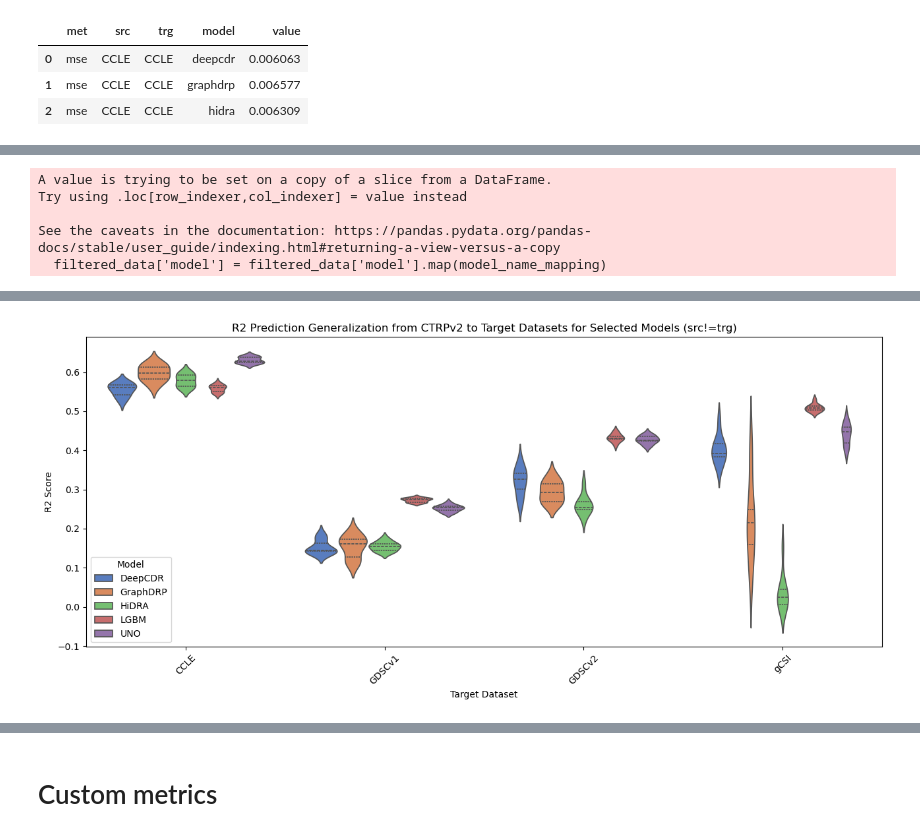
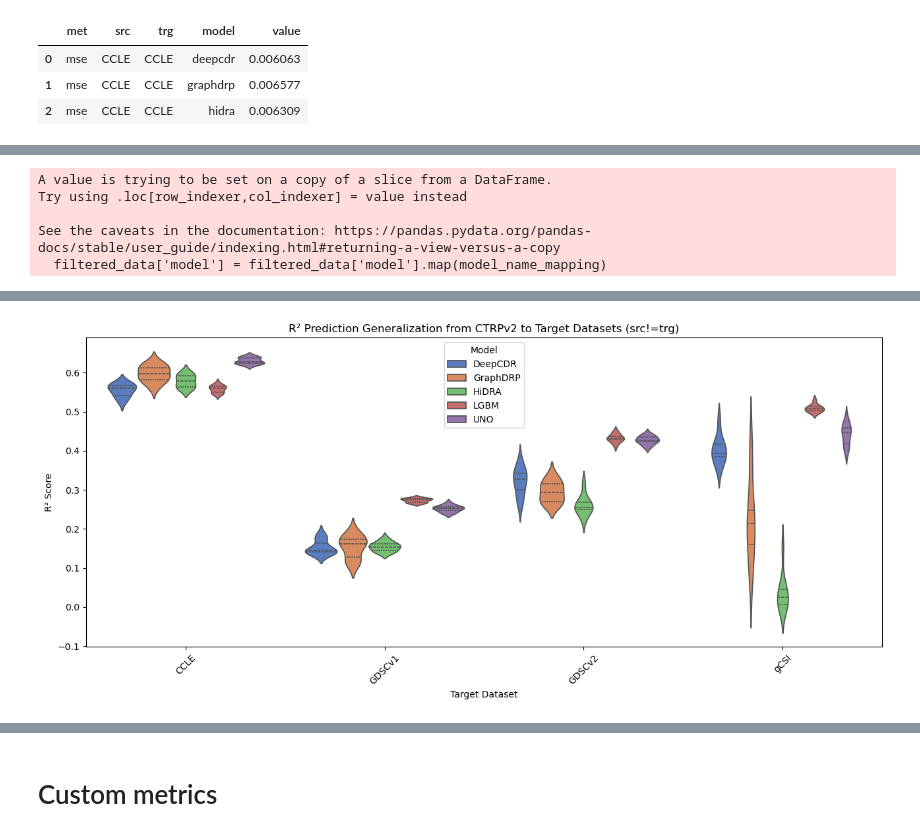
Before and after one commit to adpartin/cross-dataset-drp-paper, a Jupyter notebook: postprocess_plot.ipynb, the cells around one changed output, grey strips where cells are left out. Drawn from its saved outputs; the diff is of its cells as text; code cells hidden in the pictures.

Commit message:
add utils.py

```diff
--- a/postprocess_plot.ipynb
+++ b/postprocess_plot.ipynb
@@ -21,23 +25,14 @@ drug_col_name = "improve_chem_id"
 /nfs/ml_lab/projects/improve/data/experiments/csa_postproc_all
 # %%
 datadir = Path('splits_averaged')
-filename = 'all_models_scores.csv'
-# outdir = Path('Plots')
-# os.makedirs(outdir, exist_ok=True)
 outdir = datadir
 
-model_name_mapping = {
-    "deepcdr": "DeepCDR",
-    "graphdrp": "GraphDRP",
-    "hidra": "HiDRA",
-    "lgbm": "LGBM",
-    "tcnns": "tCNNS",
-    "uno": "UNO",
-}
+filename = 'all_models_scores.csv'
+canc_col_name = "improve_sample_id"
+drug_col_name = "improve_chem_id"
 
-df = pd.read_csv(filepath / datadir / filename, sep=',')
-all_scores = df.copy()
-df.iloc[:3,:]
+all_scores = pd.read_csv(filepath / datadir / filename, sep=',')
+all_scores.iloc[:3,:]
 # %% [output]
 |  | met | split | value | src | trg | model |
 | 0 | mse | 0 | 0.006295 | CCLE | CCLE | deepcdr |
@@ -124,18 +87,10 @@ plt.show()
 # %%
 # ------------------------------------------------------------------------------------------------
-## Performance Distribution Across Targets (src != trg)
-# Multiple models, single metric, src != trg
-# Box plot, violin plot
+## Performance from specific source to all targets (src != trg)
 # ------------------------------------------------------------------------------------------------
 
-# Specify the metric name and source dataset for filtering
-metric_name = "r2"  # Replace with the desired metric
+# Specify the source dataset for filtering
 source_dataset = "CTRPv2"  # Replace with the specific source dataset
-
-# Specify the models you want to include
-models_to_include = []  # Replace with your desired models
-models_to_include = ["deepcdr", "graphdrp", "hidra", "lgbm", "uno"]  # Replace with your desired models
-# models_to_include = ["graphdrp"]  # Replace with your desired models
 
 if len(models_to_include) == 0:
     models_to_include = all_scores["model"].unique()
@@ -151,48 +106,15 @@ filtered_data = all_scores[
 # Map the model names to their corresponding names using model_name_mapping
 filtered_data['model'] = filtered_data['model'].map(model_name_mapping)
 
-# Plot settings
-# palette = "Set3"
-palette = "muted"
-title = f"{metric_name.upper()} Prediction Generalization from {source_dataset} to Target Datasets for Selected Models (src!=trg)"
-ylabel = f"{metric_name.upper()} Score"
-xlabel = "Target Dataset"
-xlabel_rotation = 45
+utils.boxplot_violinplot_cross_study(
+    df=filtered_data,
+    source_dataset=source_dataset,
+    metric_name=metric_name,
+    models_to_include=models_to_include,
+    outdir=outdir
+)
 
-# Plot: Boxplot for Each Target Dataset (src != trg)
-plt.figure(figsize=(13, 6))
-# sns.boxplot(data=filtered_data, x="trg", y="value", hue="model", palette=palette)
-if len(models_to_include) == 1:
-    sns.boxplot(data=filtered_data, x="trg", y="value", palette=palette, legend=False)
-else:
-    sns.boxplot(data=filtered_data, x="trg", y="value", hue="model", palette=palette, legend=True)
-    plt.legend(title='Model')
-plt.title(title)
-plt.ylabel(ylabel)
-plt.xlabel(xlabel)
-plt.xticks(rotation=xlabel_rotation)
-plt.tight_layout()
-
-# Save the boxplot
-plt.savefig(outdir / f"boxplot_{metric_name}_cross_study_from_{source_dataset}_to_targets.png")  # Save boxplot
-plt.show()
-
-# Plot: Violin Plot for Each Target Dataset (src != trg)
-plt.figure(figsize=(13, 6))
-if len(models_to_include) == 1:
-    sns.violinplot(data=filtered_data, x="trg", y="value", palette=palette, inner="quartile")
-else:
-    sns.violinplot(data=filtered_data, x="trg", y="value", hue="model", palette=palette, inner="quartile", dodge=True)
-    plt.legend(title='Model')
-plt.title(title)
-plt.ylabel(ylabel)
-plt.xlabel(xlabel)
-plt.xticks(rotation=xlabel_rotation)
-plt.tight_layout()
-
-# Save the violin plot
-plt.savefig(outdir / f"violinplot_{metric_name}_cross_study_from_{source_dataset}_to_targets.png")  # Save violinplot
-plt.show()
+del filtered_data
 # %% [output]
 A value is trying to be set on a copy of a slice from a DataFrame.
 Try using .loc[row_indexer,col_indexer] = value instead
@@ -203,2 +125,2 @@ See the caveats in the documentation: https://pandas.pydata.org/pandas-docs/stab
-[figure, old version]
+[figure, new version]
 # %%
```
Also changed, not shown: parts of 21 cells of this notebook, 1 other file.
